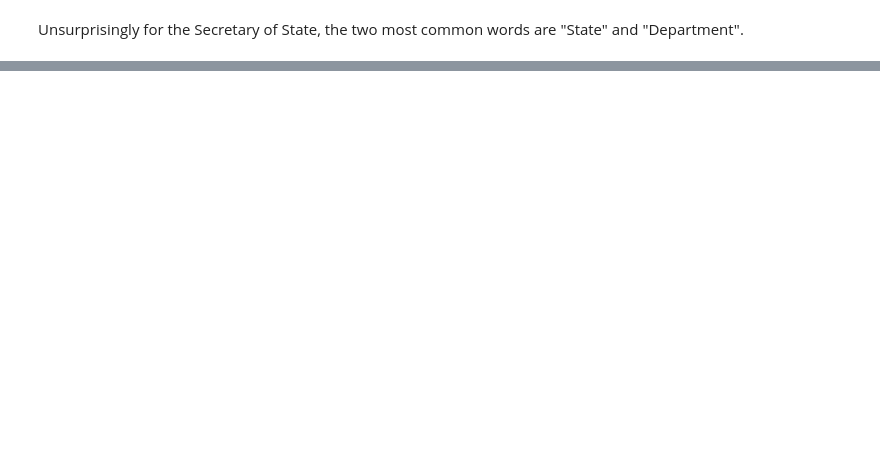
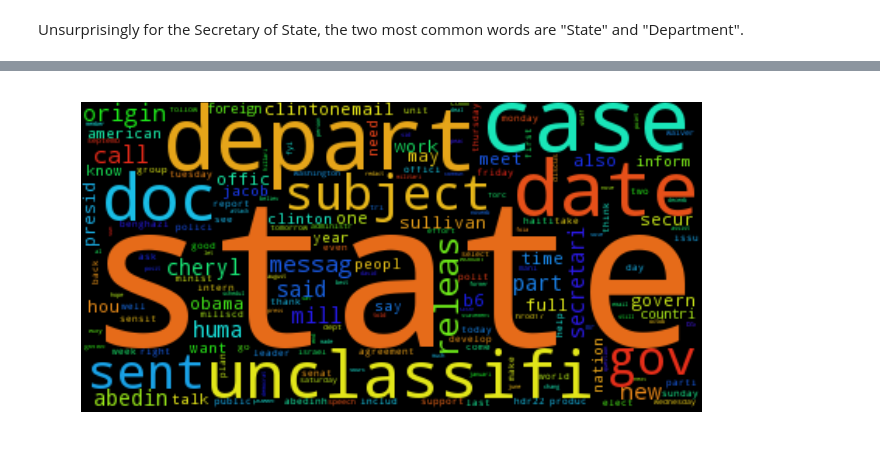
Before and after one commit to SolalPirelli/ADA2016, a Jupyter notebook: 05 - Taming Text/Notebook.ipynb, the cells around one changed output, grey strips where cells are left out. Saved outputs shown, nothing was run; the diff lists cells and outputs as text; code cells hidden in the pictures; blank space fills up the shorter version.

Commit message:
[05] Part 1 done

```diff
--- a/05 - Taming Text/Notebook.ipynb
+++ b/05 - Taming Text/Notebook.ipynb
@@ -41,0 +52,42 @@ Unsurprisingly for the Secretary of State, the two most common words are "State"
+# %%
+from nltk.corpus import stopwords
+from nltk.tokenize import RegexpTokenizer
+from nltk import PorterStemmer
+from nltk.stem import WordNetLemmatizer
+import string # for punctuation
+
+def pipeline_text(text):
+    # Tokenize the words (good thing there's a regex class for them... :) )
+    # also make them lowercase to ease the rest
+    words = [w.lower() for w in RegexpTokenizer("\w+").tokenize(text)]
+
+    # Remove the stopwords;
+    # we add some common abbreviations seen in emails
+    # (we generated the cloud once then re-generated it after adding these)
+    stop_words = stopwords.words("english") + ["fw", "fwd", "re", "cc", "am", "pm"]
+    nostop_words = [w for w in words if w not in stop_words]
+
+    # Remove punctuation, we don't care about it either
+    nopunct_words = [w for w in nostop_words if w not in string.punctuation]
+
+    # Stem words, i.e. remove suffixes so that "connect" and "connection" are equivalent
+    stemmer = PorterStemmer()
+    stemmed_words = [stemmer.stem(w) for w in nopunct_words]
+
+    # Lemmatize the words, which is fancy-speak for "make them singular", e.g. wolves -> wolf
+    lemmatizer = WordNetLemmatizer()
+    lemmatized_words = [lemmatizer.lemmatize(w) for w in stemmed_words]
+
+    # Aaaand we're done
+    return lemmatized_words
+# %%
+# The pipeline returns words, we need a long string for the word cloud
+pipelined_hillary_text = " ".join(pipeline_text(hillary_text))
+
+pipelined_cloud = WordCloud().generate(pipelined_hillary_text)
+
+plt.imshow(pipelined_cloud)
+plt.axis("off")
+plt.show()
+# %% [output]
+[figure, added]
```
Also changed, not shown: parts of 6 cells of this notebook.
